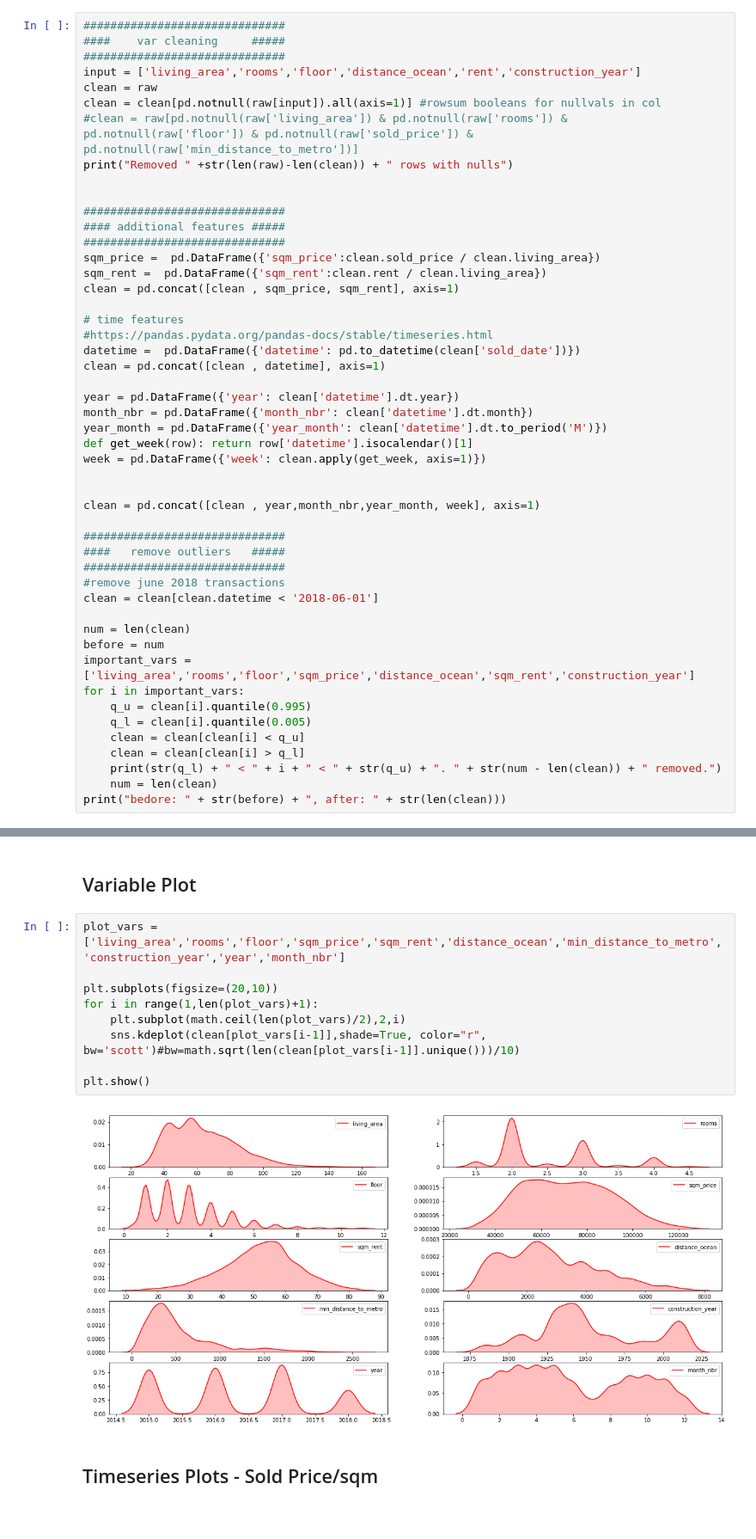
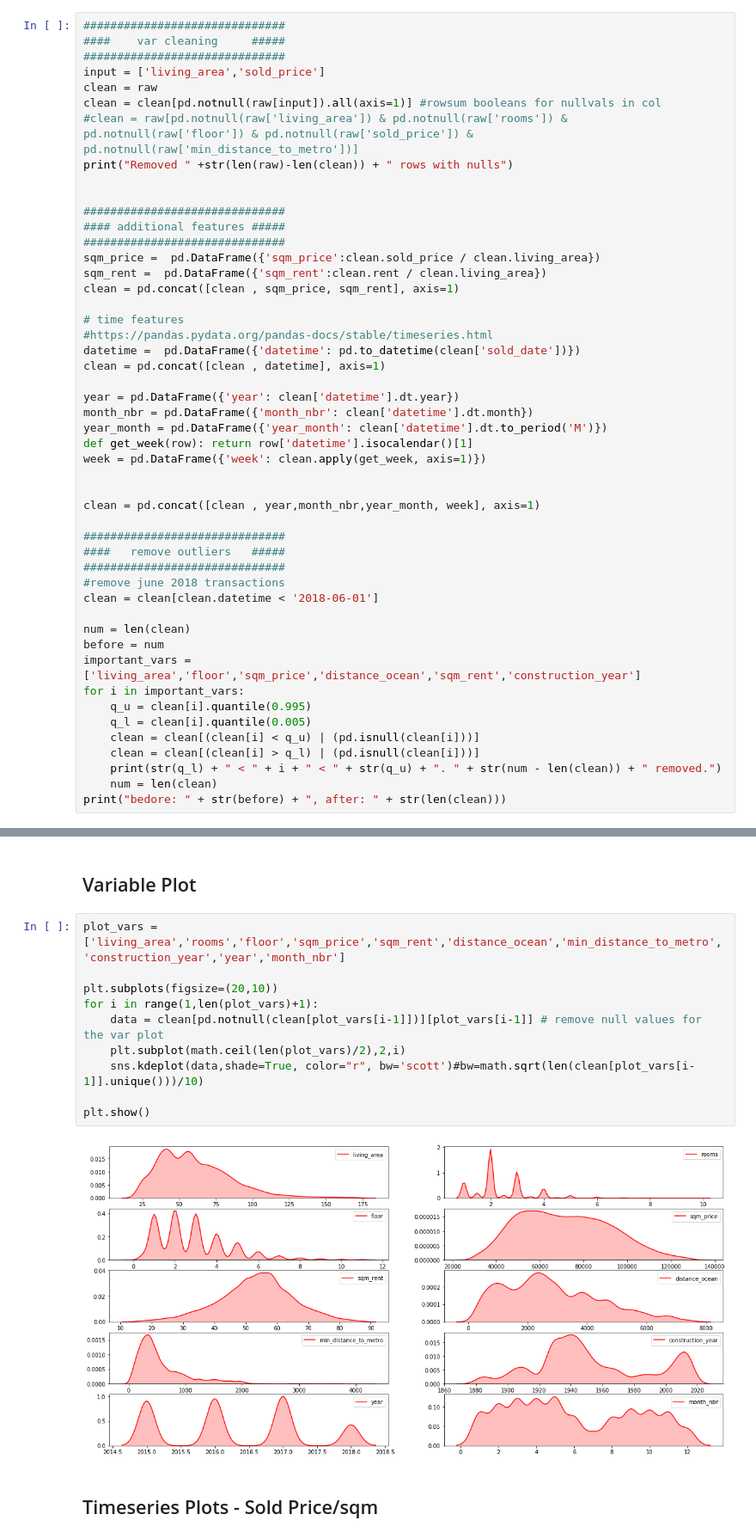
Before and after one commit to filipclaesson/jupyter_apt_analysis, a Jupyter notebook: ggplot_test.ipynb, the cells around one changed output, grey strips where cells are left out. Shown at 86% size. Cells and saved outputs as stored; diff of their text form.

Commit message:
cleaning

```diff
--- a/ggplot_test.ipynb
+++ b/ggplot_test.ipynb
@@ -22,7 +22,7 @@ imported 60503 rows
 ##############################
 ####    var cleaning     #####
 ##############################
-input = ['living_area','rooms','floor','distance_ocean','rent','construction_year']
+input = ['living_area','sold_price']
 clean = raw
 clean = clean[pd.notnull(raw[input]).all(axis=1)] #rowsum booleans for nullvals in col
 #clean = raw[pd.notnull(raw['living_area']) & pd.notnull(raw['rooms']) & pd.notnull(raw['floor']) & pd.notnull(raw['sold_price']) & pd.notnull(raw['min_distance_to_metro'])]
@@ -58,12 +58,12 @@ clean = clean[clean.datetime < '2018-06-01']
 
 num = len(clean)
 before = num
-important_vars = ['living_area','rooms','floor','sqm_price','distance_ocean','sqm_rent','construction_year']
+important_vars = ['living_area','floor','sqm_price','distance_ocean','sqm_rent','construction_year']
 for i in important_vars:
     q_u = clean[i].quantile(0.995)
     q_l = clean[i].quantile(0.005)
-    clean = clean[clean[i] < q_u]
-    clean = clean[clean[i] > q_l]
+    clean = clean[(clean[i] < q_u) | (pd.isnull(clean[i]))]
+    clean = clean[(clean[i] > q_l) | (pd.isnull(clean[i]))]
     print(str(q_l) + " < " + i + " < " + str(q_u) + ". " + str(num - len(clean)) + " removed.")
     num = len(clean)
 print("bedore: " + str(before) + ", after: " + str(len(clean)))
@@ -82,14 +81,15 @@ bedore: 44573, after: 33519
 # %%
 plot_vars = ['living_area','rooms','floor','sqm_price','sqm_rent','distance_ocean','min_distance_to_metro','construction_year','year','month_nbr']
 
 plt.subplots(figsize=(20,10))
 for i in range(1,len(plot_vars)+1):
+    data = clean[pd.notnull(clean[plot_vars[i-1]])][plot_vars[i-1]] # remove null values for the var plot
     plt.subplot(math.ceil(len(plot_vars)/2),2,i)
-    sns.kdeplot(clean[plot_vars[i-1]],shade=True, color="r", bw='scott')#bw=math.sqrt(len(clean[plot_vars[i-1]].unique()))/10)
+    sns.kdeplot(data,shade=True, color="r", bw='scott')#bw=math.sqrt(len(clean[plot_vars[i-1]].unique()))/10)
 
 plt.show()
 # %% [output]
-[figure, old version]
+[figure, new version]
 # %% [markdown]
 ## Timeseries Plots - Sold Price/sqm
 # %%
```
Also changed, not shown: parts of 3 cells of this notebook.
